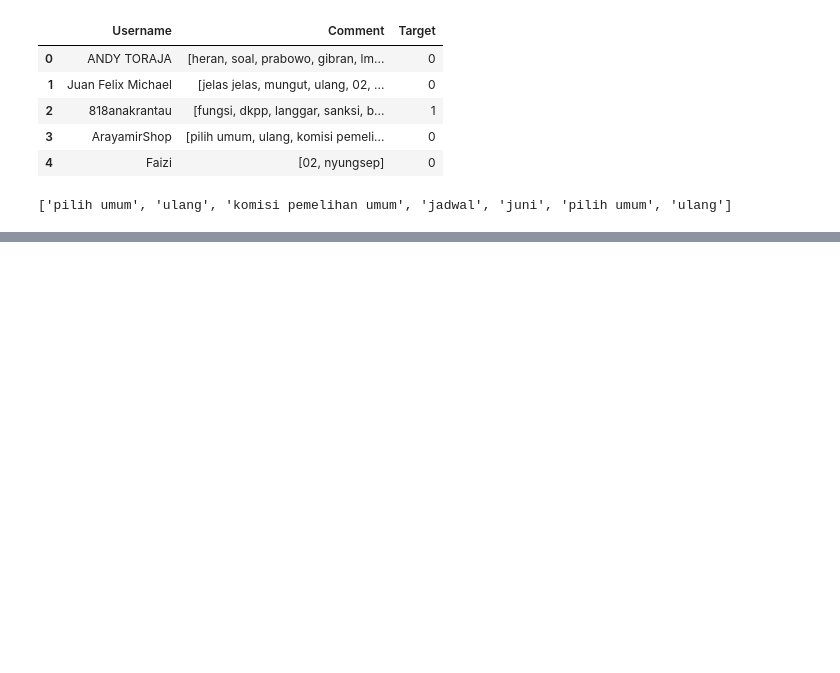
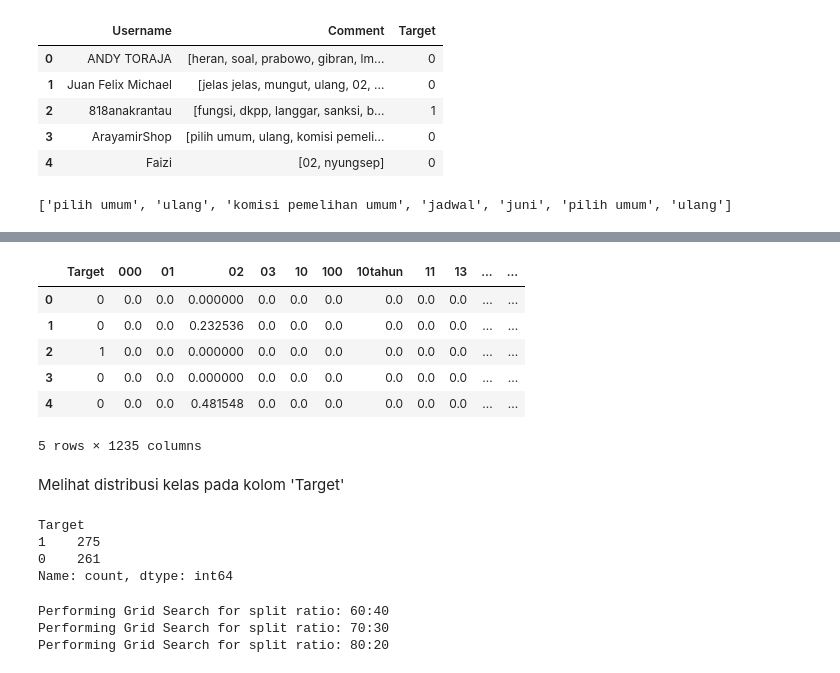
Before and after one commit to RasyadBima15/ML-Project-ICT-Scientific-Paper-GemastikXVII, a Jupyter notebook: ClassificationProject.ipynb, the cells around one changed output, grey strips where cells are left out. Drawn from its saved outputs; the diff is of its cells as text; code cells hidden in the pictures; blank space fills up the shorter version.

```diff
--- a/ClassificationProject.ipynb
+++ b/ClassificationProject.ipynb
@@ -170,0 +224,23 @@ print(df.iloc[3, 1])
+# %%
+df = df.drop(columns=['Username'])
+# %%
+df.head()
+# %% [output]
+|  | Target | 000 | 01 | 02 | 03 | 10 | 100 | 10tahun | 11 | 13 | ... | ... |
+| 0 | 0 | 0.0 | 0.0 | 0.000000 | 0.0 | 0.0 | 0.0 | 0.0 | 0.0 | 0.0 | ... | ... |
+| 1 | 0 | 0.0 | 0.0 | 0.232536 | 0.0 | 0.0 | 0.0 | 0.0 | 0.0 | 0.0 | ... | ... |
+| 2 | 1 | 0.0 | 0.0 | 0.000000 | 0.0 | 0.0 | 0.0 | 0.0 | 0.0 | 0.0 | ... | ... |
+| 3 | 0 | 0.0 | 0.0 | 0.000000 | 0.0 | 0.0 | 0.0 | 0.0 | 0.0 | 0.0 | ... | ... |
+| 4 | 0 | 0.0 | 0.0 | 0.481548 | 0.0 | 0.0 | 0.0 | 0.0 | 0.0 | 0.0 | ... | ... |
+5 rows × 1235 columns
+# %% [markdown]
+Melihat distribusi kelas pada kolom 'Target'
+# %%
+class_distribution = df['Target'].value_counts()
+
+print(class_distribution)
+# %% [output]
+Target
+1    275
+0    261
+Name: count, dtype: int64
@@ -170,0 +259,39 @@ print(df.iloc[3, 1])
+# %%
+# Parameter grid untuk model yang berbeda
+param_grid_rf = {'n_estimators': [50, 100, 200]}
+param_grid_lr = {'C': [0.01, 0.1, 1, 10, 100]}
+param_grid_svm = {'C': [0.01, 0.1, 1, 10, 100], 'kernel': ['linear', 'rbf']}
+param_grid_nb = {}
+
+# Fungsi untuk melakukan Grid Search
+def perform_grid_search(model, param_grid, X_train, y_train):
+    grid = GridSearchCV(model, param_grid, cv=5, scoring='accuracy')
+    grid.fit(X_train, y_train)
+    return grid.best_estimator_
+
+# Grid Search untuk setiap rasio split
+best_models = {}
+
+for ratio, (X_train, X_test, y_train, y_test) in splits.items():
+    print(f"Performing Grid Search for split ratio: {ratio}")
+
+    # Random Forest
+    rf_model = perform_grid_search(RandomForestClassifier(), param_grid_rf, X_train, y_train)
+    best_models[f'RandomForest_{ratio}'] = rf_model
+
+    # Logistic Regression
+    lr_model = perform_grid_search(LogisticRegression(max_iter=1000), param_grid_lr, X_train, y_train)
+    best_models[f'LogisticRegression_{ratio}'] = lr_model
+
+    # SVM
+    svm_model = perform_grid_search(SVC(probability=True), param_grid_svm, X_train, y_train)
+    best_models[f'SVM_{ratio}'] = svm_model
+
+    # Naïve Bayes (tidak ada parameter yang perlu di-tuning)
+    nb_model = GaussianNB()
+    nb_model.fit(X_train, y_train)
+    best_models[f'NaiveBayes_{ratio}'] = nb_model
+# %% [output]
+Performing Grid Search for split ratio: 60:40
+Performing Grid Search for split ratio: 70:30
+Performing Grid Search for split ratio: 80:20
```
Also changed, not shown: parts of 14 cells of this notebook.
